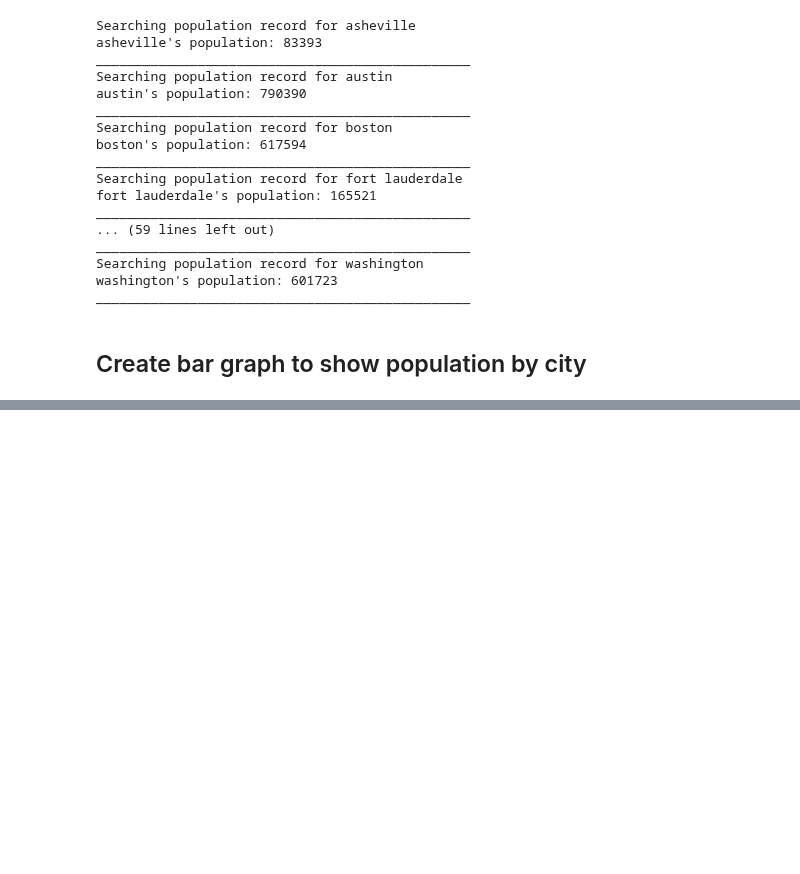
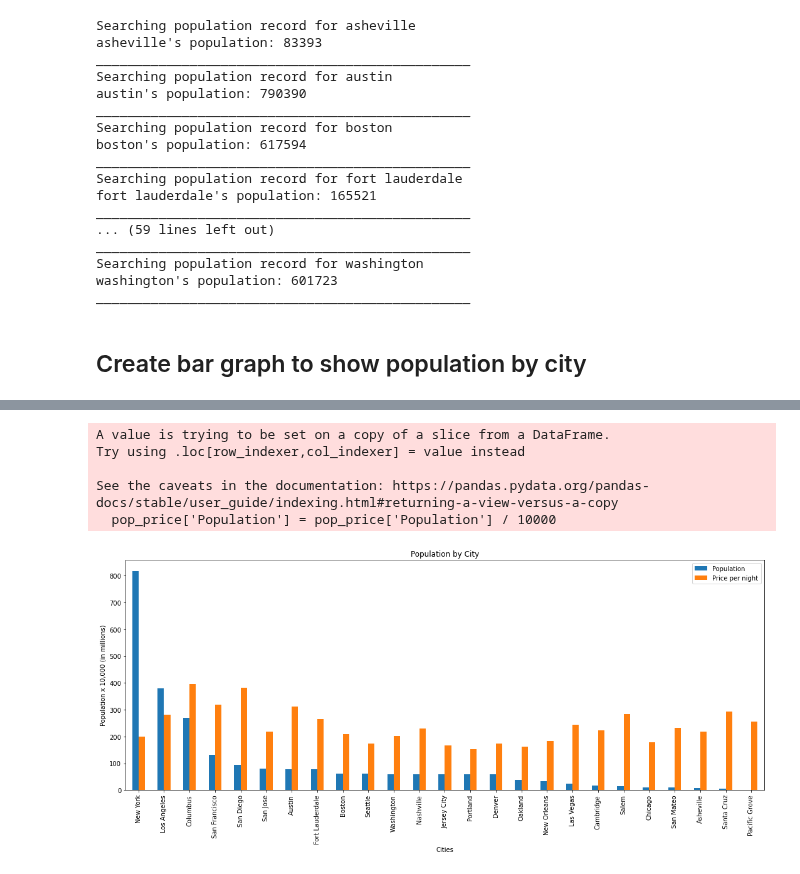
Before and after one commit to marieprosper77/Project1_Diplodocus-_Team, a Jupyter notebook: airbnb-starter.ipynb, the cells around one changed output, grey strips where cells are left out. Drawn from its saved outputs; the diff is of its cells as text; code cells hidden in the pictures; blank space fills up the shorter version.

```diff
--- a/airbnb-starter.ipynb
+++ b/airbnb-starter.ipynb
@@ -137,0 +113,24 @@ sorted_by_pop
+# %%
+pop_price = sorted_by_pop[['City', 'Population', 'Price']]
+pop_price['Population'] = pop_price['Population'] / 10000
+pop_price = pop_price.set_index('City')
+
+pop_price.plot(kind="bar", figsize=(15,7))
+
+# Set a title for the chart
+plt.title('Population by City')
+plt.xlabel("Cities")
+plt.ylabel("Population x 10,000 (in millions)")
+plt.tight_layout()
+
+L=plt.legend()
+L.get_texts()[1].set_text('Price per night')
+
+plt.show()
+# %% [output]
+A value is trying to be set on a copy of a slice from a DataFrame.
+Try using .loc[row_indexer,col_indexer] = value instead
+
+See the caveats in the documentation: https://pandas.pydata.org/pandas-docs/stable/user_guide/indexing.html#returning-a-view-versus-a-copy
+  pop_price['Population'] = pop_price['Population'] / 10000
+[figure, added]
```
Also changed, not shown: parts of 7 cells of this notebook.
